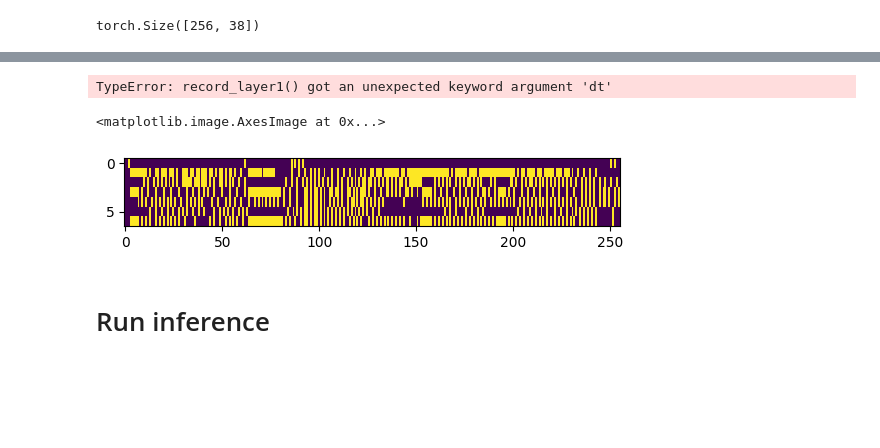
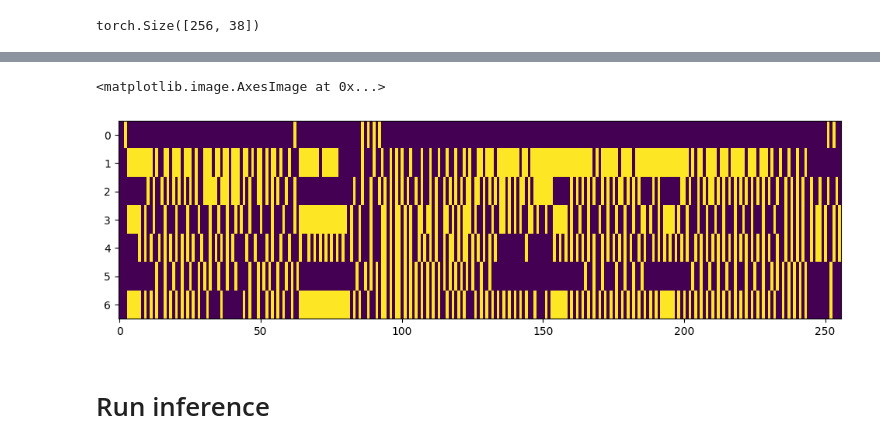
Before and after one commit to neuromorphs/NIR, a Jupyter notebook: paper/03_rnn/Norse inference.ipynb, the cells around one changed output, grey strips where cells are left out. Saved outputs shown, nothing was run; the diff lists cells and outputs as text; code cells hidden in the pictures; blank space fills up the shorter version.

Commit message:
Updated norse rnn notebook

```diff
--- a/paper/03_rnn/Norse inference.ipynb
+++ b/paper/03_rnn/Norse inference.ipynb
@@ -102,25 +107,24 @@ np.save("norse_activity_zero.npy", zero_out.numpy())
 # %%
-subtract_out = record_layer1("braille_subtract.nir", dt=1e-4, reset_method=norse.torch.functional.reset_subtract)
+subtract_out = record_layer1("braille_subtract.nir", reset_method=norse.torch.functional.reset_subtract)
 subtract_out.shape
 np.save("norse_activity_subtract.npy", zero_out.numpy())
-# %% [output]
-TypeError: record_layer1() got an unexpected keyword argument 'dt'
 # %%
 def apply(net, data):
     state = None
     hid_rec = []
     out = []
     for i, t in enumerate(data):
         z, state = net(t, state)
         out.append(z)
         hid_rec.append(state)
     spk_out = torch.stack(out)
     # hid_rec = torch.stack(hid_rec)
     return spk_out, hid_rec
-plt.imshow(apply(net, ds_test[0][0])[0].detach().T, aspect=5, interpolation="none")
+plt.figure(figsize=(12, 4))
+plt.imshow(apply(net, ds_test[0][0])[0].detach().T, aspect=10, interpolation="none")
 # %% [output]
 <matplotlib.image.AxesImage at 0x...>
-[figure, old version]
+[figure, new version]
 # %% [markdown]
 # Run inference
 # %%
```
Also changed, not shown: parts of 4 cells of this notebook.
